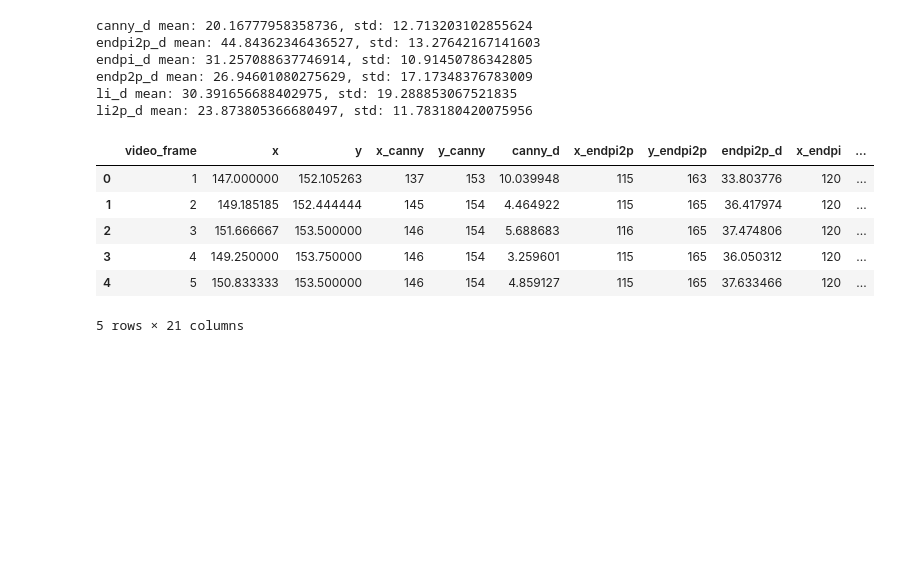
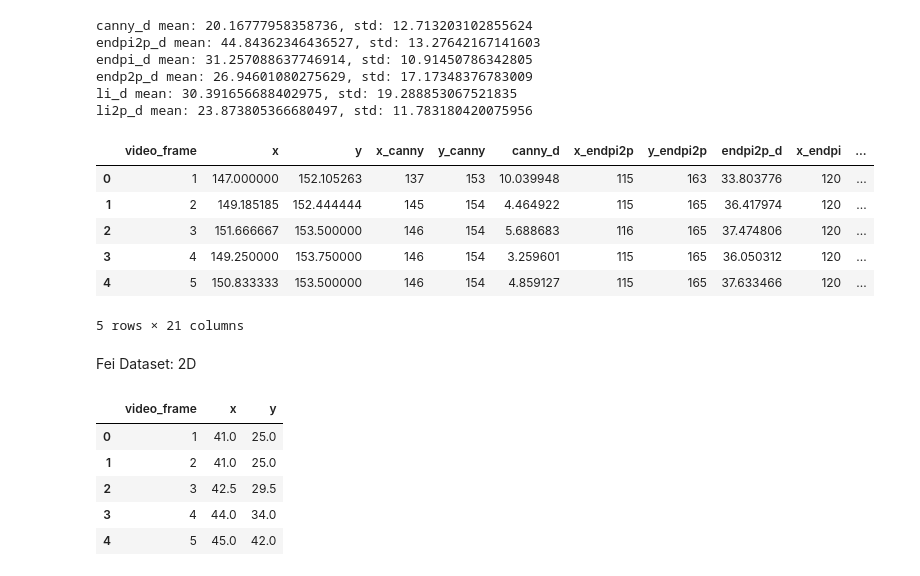
Before and after one commit to ucsdarclab/surgical_tool_tracking, a Jupyter notebook: kornia_dev/ICRA24.ipynb, the cells around one changed output. Saved outputs shown, nothing was run; the diff lists cells and outputs as text; code cells hidden in the pictures; blank space fills up the shorter version.

```diff
--- a/kornia_dev/ICRA24.ipynb
+++ b/kornia_dev/ICRA24.ipynb
@@ -202,3 +202,38 @@ li2p_d mean: 23.873805366680497, std: 11.783180420075956
 | 3 | 4 | 149.250000 | 153.750000 | 146 | 154 | 3.259601 | 115 | 165 | 36.050312 | 120 | ... |
 | 4 | 5 | 150.833333 | 153.500000 | 146 | 154 | 4.859127 | 115 | 165 | 37.633466 | 120 | ... |
 5 rows × 21 columns
+# %% [markdown]
+Fei Dataset: 2D
+# %%
+import pandas as pd
+import numpy as np
+import matplotlib.pyplot as plt
+df = pd.read_csv('fei_ref_data/keypoint_labels_v2.csv', header = None, names = ['t', 'video_frame', 'x', 'y'])
+df.drop(columns = ['t'], inplace = True)
+df['video_frame'] = df['video_frame'].astype('int')
+df['x'] = df['x'].astype('int')
+df['y'] = df['y'].astype('int')
+grouped = df.groupby('video_frame', as_index = False)
+df = grouped.mean().copy()
+labels = pd.DataFrame({'video_frame': np.arange(1, df['video_frame'].max() + 1)})
+labels['video_frame'] = labels['video_frame'].astype('int')
+assert(len(labels) == df['video_frame'].max())
+labels = pd.merge(left = labels, right = df, how = 'left', on = 'video_frame')
+assert(len(labels) == df['video_frame'].max())
+labels['x'].interpolate(method = 'linear', inplace = True)
+labels['x'].fillna(method = 'ffill', inplace = True)
+labels['x'].fillna(method = 'bfill', inplace = True)
+labels['y'].interpolate(method = 'linear', inplace = True)
+labels['y'].fillna(method = 'ffill', inplace = True)
+labels['y'].fillna(method = 'bfill', inplace = True)
+labels.to_pickle('fei_ref_data/keypoint_labels_v2.pkl')
+labels = np.load('fei_ref_data/keypoint_labels_v2.pkl', allow_pickle = True)
+
+labels.head()
+# %% [output]
+|  | video_frame | x | y |
+| 0 | 1 | 41.0 | 25.0 |
+| 1 | 2 | 41.0 | 25.0 |
+| 2 | 3 | 42.5 | 29.5 |
+| 3 | 4 | 44.0 | 34.0 |
+| 4 | 5 | 45.0 | 42.0 |
```
Also changed, not shown: parts of 1 cell of this notebook, 1 other file.
